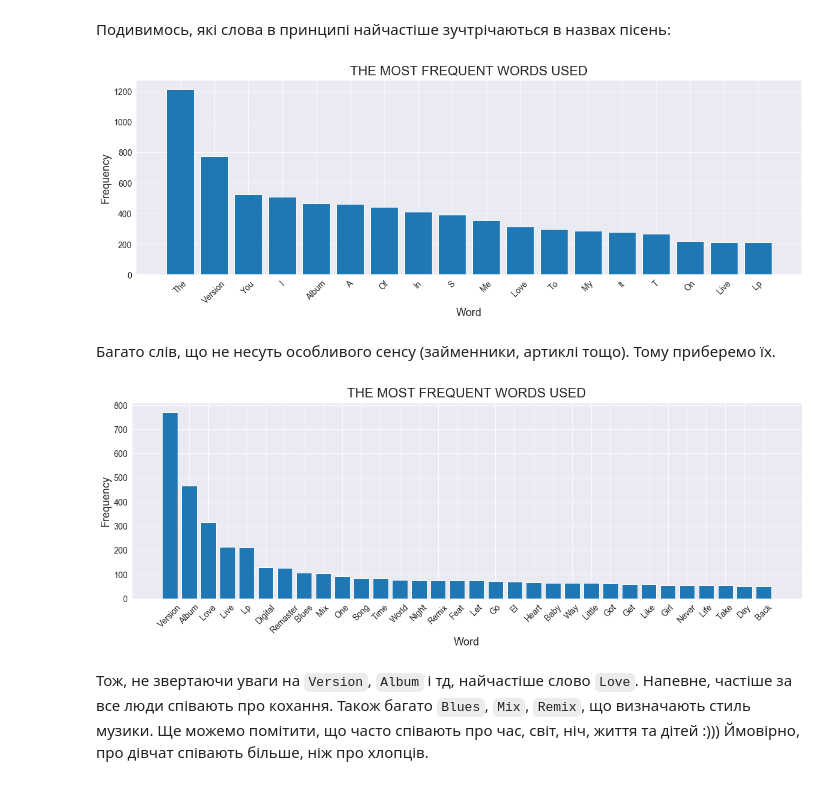
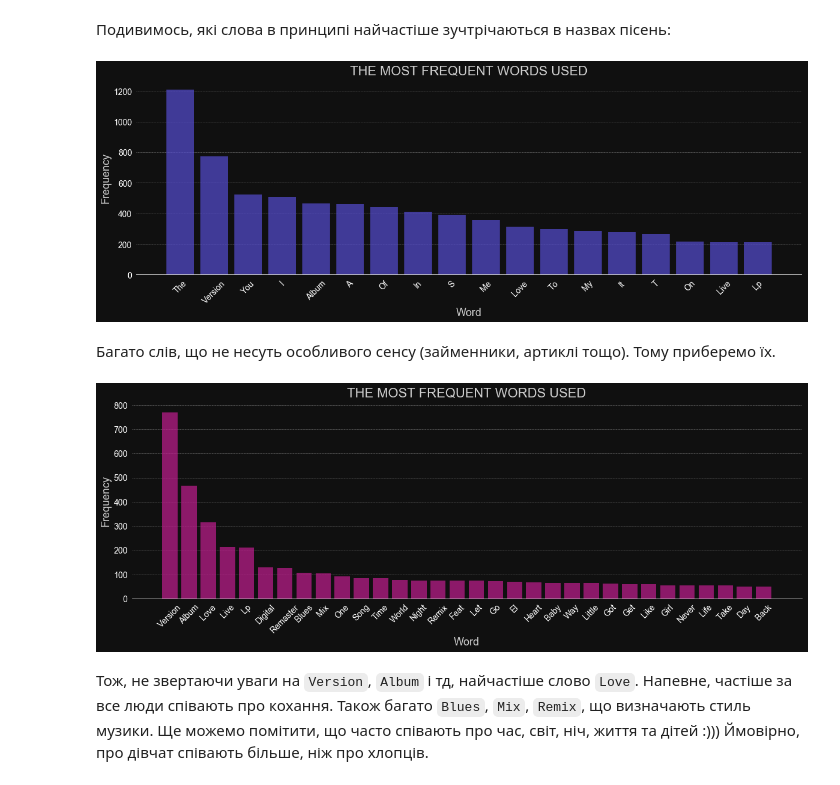
Before and after one commit to ylochman/dataviz, a Jupyter notebook: Assignment-3/hw3.ipynb, the cells around one changed output. Cells and saved outputs as stored; diff of their text form; code cells hidden in the pictures.

```diff
--- a/Assignment-3/hw3.ipynb
+++ b/Assignment-3/hw3.ipynb
@@ -234,0 +224,10 @@ artist_popularity = [g[1].drop_duplicates().familiarity[0] for g in df[col['arti
+# %%
+plt.style.use('dark_background')
+mpl.rcParams['figure.facecolor'] = bg_color
+mpl.rcParams['grid.color'] = 'w'
+mpl.rcParams['grid.linestyle'] = '--'
+mpl.rcParams['grid.alpha'] = 0.5
+mpl.rcParams['grid.linewidth'] = 0.5
+plt.rcParams['font.size'] = 14
+plt.rcParams['text.color'] = 'w'
+plt.rcParams['text.alpha'] = 0.8
@@ -244,4 +308,5 @@ plt.show()
 # %%
-mpl.rcParams['figure.figsize'] = (20,8)
-df[col['artist']][:5]
-df[col['artist']].hist(bins=20);
+# mpl.rcParams['figure.figsize'] = (20,8)
+# df[col['artist']][:5]
+# df[col['artist']].hist(bins=20);
+# template_vis()
@@ -275,0 +322,21 @@ plt.show()
+# %%
+def create_freq_vis(by, aux, series, min_freq_to_show, title='', xlabel='', ylabel=''):
+    frequency(df, by, aux, series, min_freq_to_show=min_freq_to_show)
+    plt_captions(title, xlabel, ylabel)
+    template_vis()
+    plt.gca().spines['bottom'].set_visible(True)
+    plt.gca().xaxis.grid(False)
+
+
+create_freq_vis('title_tokenized_length', None, None, 100,
+                'The most frequent song title lengths', 'Song title length, words', 'Frequency')
+plt.yticks(np.arange(0,1800,400))
+plt.xticks(np.arange(1,10))
+plt.savefig('vis_freq_song_title_lengths.png', facecolor=bg_color)
+plt.show()
+create_freq_vis('title', None, None, 2,
+                'The most frequent song titles', 'Song title', 'Frequency')
+plt.yticks(np.arange(0,15,2))
+plt.xticks(rotation=75)
+plt.savefig('vis_freq_song_title.png', facecolor=bg_color)
+plt.show()
@@ -353,17 +399,16 @@ plt.show()
 # %%
 title_words = list(itertools.chain(*[set(s) for s in df['title_tokenized'].values]))
 title_words = Series(list(map(lambda s: s.capitalize(), title_words)))
-frequency(series=title_words, min_freq_to_show=200)
-plt_captions('The most frequent words used', 'Word', 'Frequency')
+create_freq_vis(None, None, title_words, 200,
+                'The most frequent words used', 'Word', 'Frequency')
 plt.xticks(rotation=45)
+plt.savefig('vis_freq_song_title_words.png', facecolor=bg_color)
 plt.show()
 # %% [output]
-[figure, old version]
+[figure, new version]
 # %% [markdown]
 Багато слів, що не несуть особливого сенсу (займенники, артиклі тощо). Тому приберемо їх.
 # %%
-import pickle
-
 _load_title_words_without_stopwords = True
 
 if _load_title_words_without_stopwords:
@@ -379,13 +424,13 @@ else:
     with open('title_words_without_stopwords.pkl', 'wb') as f:
         pickle.dump(title_words_without_stopwords, f)
 
-frequency(series=title_words_without_stopwords, min_freq_to_show=50)
-plt_captions('The most frequent words used', 'Word', 'Frequency')
-# plt.yticks(np.arange(0,18,3))
+create_freq_vis(None, None, title_words_without_stopwords, 50,
+                'The most frequent words used', 'Word', 'Frequency')
 plt.xticks(rotation=45)
+plt.savefig('vis_freq_song_title_words.png', facecolor=bg_color)
 plt.show()
 # %% [output]
-[figure, old version]
+[figure, new version]
 # %% [markdown]
 Тож, не звертаючи уваги на `Version`, `Album` і тд, найчастіше слово `Love`. Напевне, частіше за все люди співають про кохання. Також багато `Blues`, `Mix`, `Remix`, що визначають стиль музики. Ще можемо помітити, що часто співають про час, світ, ніч, життя та дітей :))) Ймовірно, про дівчат співають більше, ніж про хлопців.
 # %% [markdown]
```
Also changed, not shown: parts of 31 cells of this notebook, 10 other files.
